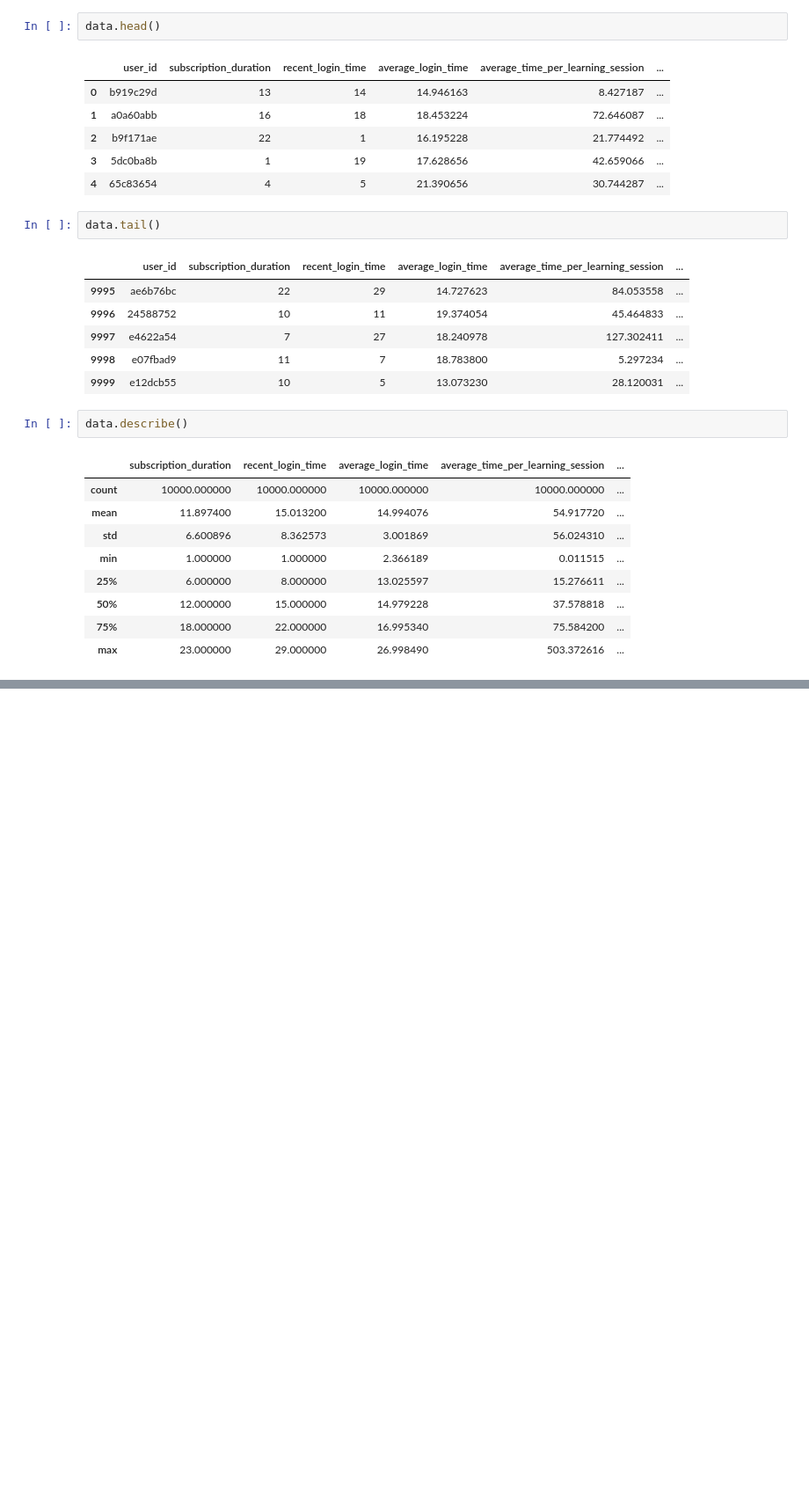
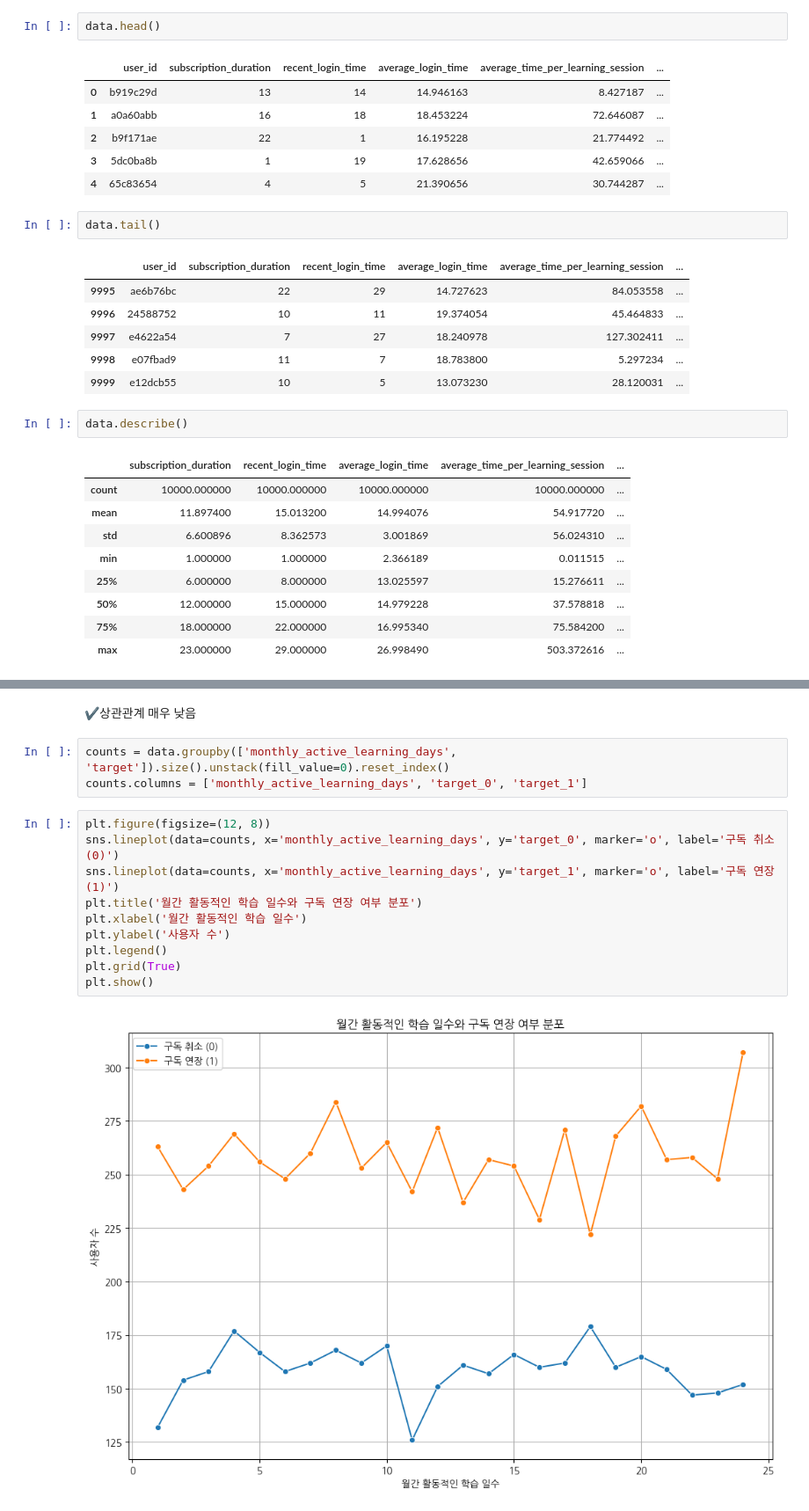
Before and after one commit to kesiss777/wassup3, a Jupyter notebook: 05_Data_Analysis/DA_Mini_Project.ipynb, the cells around one changed output, grey strips where cells are left out. Shown at 88% size. Saved outputs shown, nothing was run; the diff lists cells and outputs as text; blank space fills up the shorter version.

```diff
--- a/05_Data_Analysis/DA_Mini_Project.ipynb
+++ b/05_Data_Analysis/DA_Mini_Project.ipynb
@@ -136,0 +163,17 @@ plt.show()
+# %% [markdown]
+✔️상관관계 매우 낮음
+# %%
+counts = data.groupby(['monthly_active_learning_days', 'target']).size().unstack(fill_value=0).reset_index()
+counts.columns = ['monthly_active_learning_days', 'target_0', 'target_1']
+# %%
+plt.figure(figsize=(12, 8))
+sns.lineplot(data=counts, x='monthly_active_learning_days', y='target_0', marker='o', label='구독 취소 (0)')
+sns.lineplot(data=counts, x='monthly_active_learning_days', y='target_1', marker='o', label='구독 연장 (1)')
+plt.title('월간 활동적인 학습 일수와 구독 연장 여부 분포')
+plt.xlabel('월간 활동적인 학습 일수')
+plt.ylabel('사용자 수')
+plt.legend()
+plt.grid(True)
+plt.show()
+# %% [output]
+[figure, added]
```
Also changed, not shown: parts of 22 cells of this notebook.
